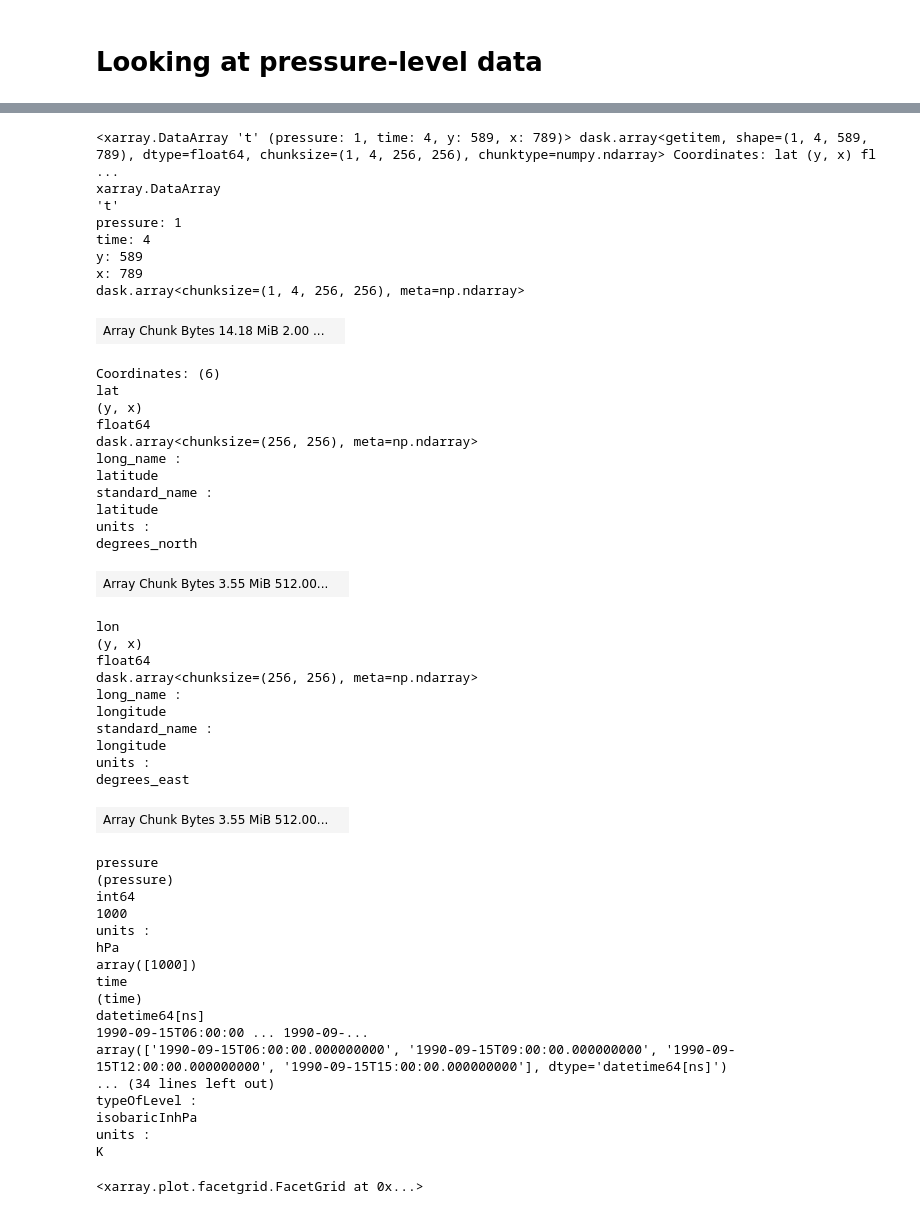
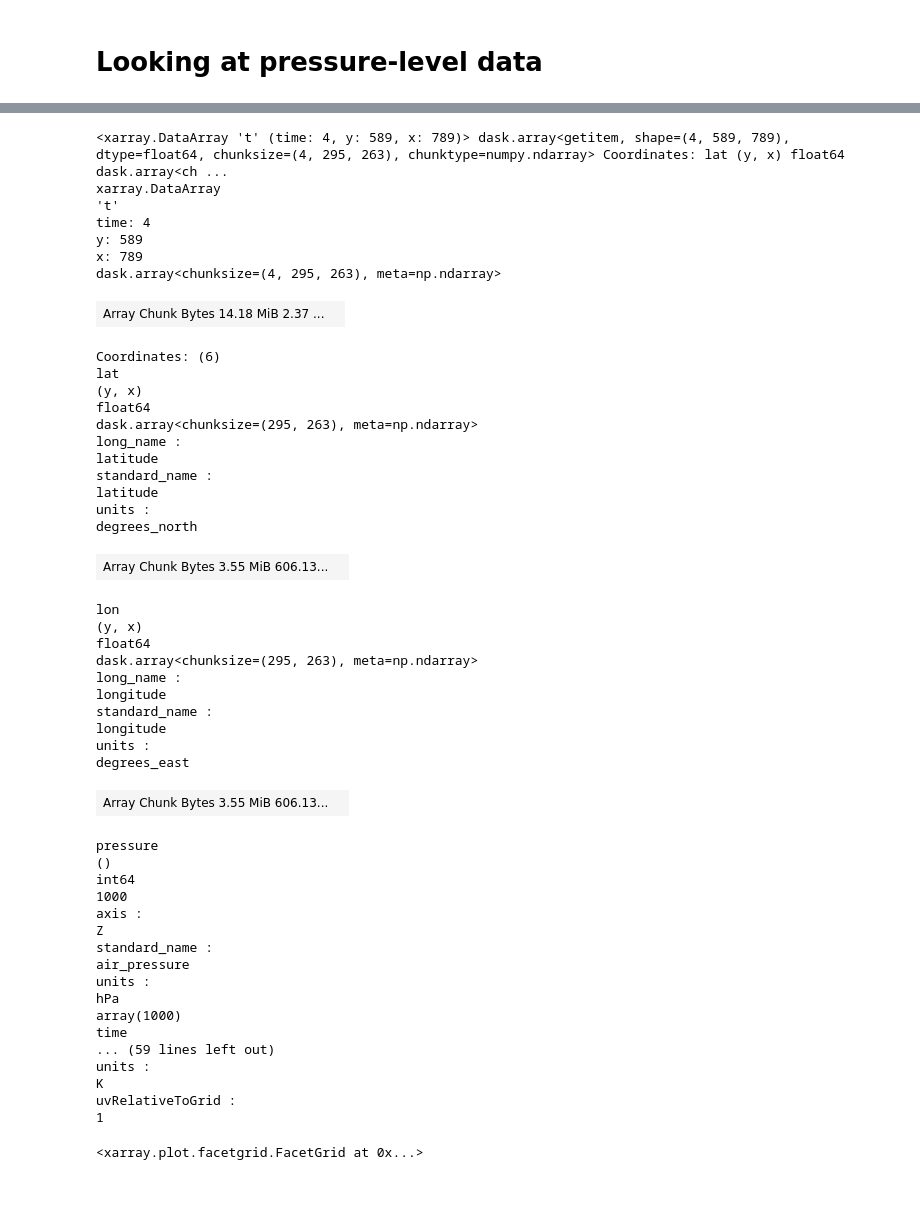
Before and after one commit to mllam/grib-reanalysis-to-zarr, a Jupyter notebook: notebooks/overview.ipynb, the cells around one changed output, grey strips where cells are left out. Drawn from its saved outputs; the diff is of its cells as text; code cells hidden in the pictures.

```diff
--- a/notebooks/overview.ipynb
+++ b/notebooks/overview.ipynb
@@ -124,58 +138,57 @@ Attributes:
 # %%
-# selecting a variable and a time-subset
-da_t = ds_pl.t.sel(time=slice("1990-09-15T06:00:00", "1990-09-15T16:00:00"))
+# selecting a variable, level and a time-subset
+da_t = ds_pl.t.sel(time=slice("1990-09-15T06:00:00", "1990-09-15T16:00:00"), pressure=1000)
 
 da_t
 # %% [output]
-<xarray.DataArray 't' (pressure: 1, time: 4, y: 589, x: 789)> dask.array<getitem, shape=(1, 4, 589, 789), dtype=float64, chunksize=(1, 4, 256, 256), chunktype=numpy.ndarray> Coordinates: lat (y, x) fl ...
+<xarray.DataArray 't' (time: 4, y: 589, x: 789)> dask.array<getitem, shape=(4, 589, 789), dtype=float64, chunksize=(4, 295, 263), chunktype=numpy.ndarray> Coordinates: lat (y, x) float64 dask.array<ch ...
 xarray.DataArray
 't'
-pressure: 1
 time: 4
 y: 589
 x: 789
-dask.array<chunksize=(1, 4, 256, 256), meta=np.ndarray>
+dask.array<chunksize=(4, 295, 263), meta=np.ndarray>
-| Array Chunk Bytes 14.18 MiB 2.00 ... |  |
+| Array Chunk Bytes 14.18 MiB 2.37 ... |  |
 Coordinates: (6)
 lat
 (y, x)
 float64
-dask.array<chunksize=(256, 256), meta=np.ndarray>
+dask.array<chunksize=(295, 263), meta=np.ndarray>
 long_name :
 latitude
 standard_name :
 latitude
 units :
 degrees_north
-| Array Chunk Bytes 3.55 MiB 512.00... |  |
+| Array Chunk Bytes 3.55 MiB 606.13... |  |
 lon
 (y, x)
 float64
-dask.array<chunksize=(256, 256), meta=np.ndarray>
+dask.array<chunksize=(295, 263), meta=np.ndarray>
 long_name :
 longitude
 standard_name :
 longitude
 units :
 degrees_east
-| Array Chunk Bytes 3.55 MiB 512.00... |  |
+| Array Chunk Bytes 3.55 MiB 606.13... |  |
 pressure
-(pressure)
+()
 int64
 1000
+axis :
+Z
+standard_name :
+air_pressure
 units :
 hPa
-array([1000])
+array(1000)
 time
-(time)
-datetime64[ns]
-1990-09-15T06:00:00 ... 1990-09-...
-array(['1990-09-15T06:00:00.000000000', '1990-09-15T09:00:00.000000000', '1990-09-15T12:00:00.000000000', '1990-09-15T15:00:00.000000000'], dtype='datetime64[ns]')
-... (34 lines left out)
-typeOfLevel :
-isobaricInhPa
+... (59 lines left out)
 units :
 K
+uvRelativeToGrid :
+1
 # %%
 da_t.plot(col="time", col_wrap=4)
 # %% [output]
```
Also changed, not shown: parts of 17 cells of this notebook, 4 other files.
